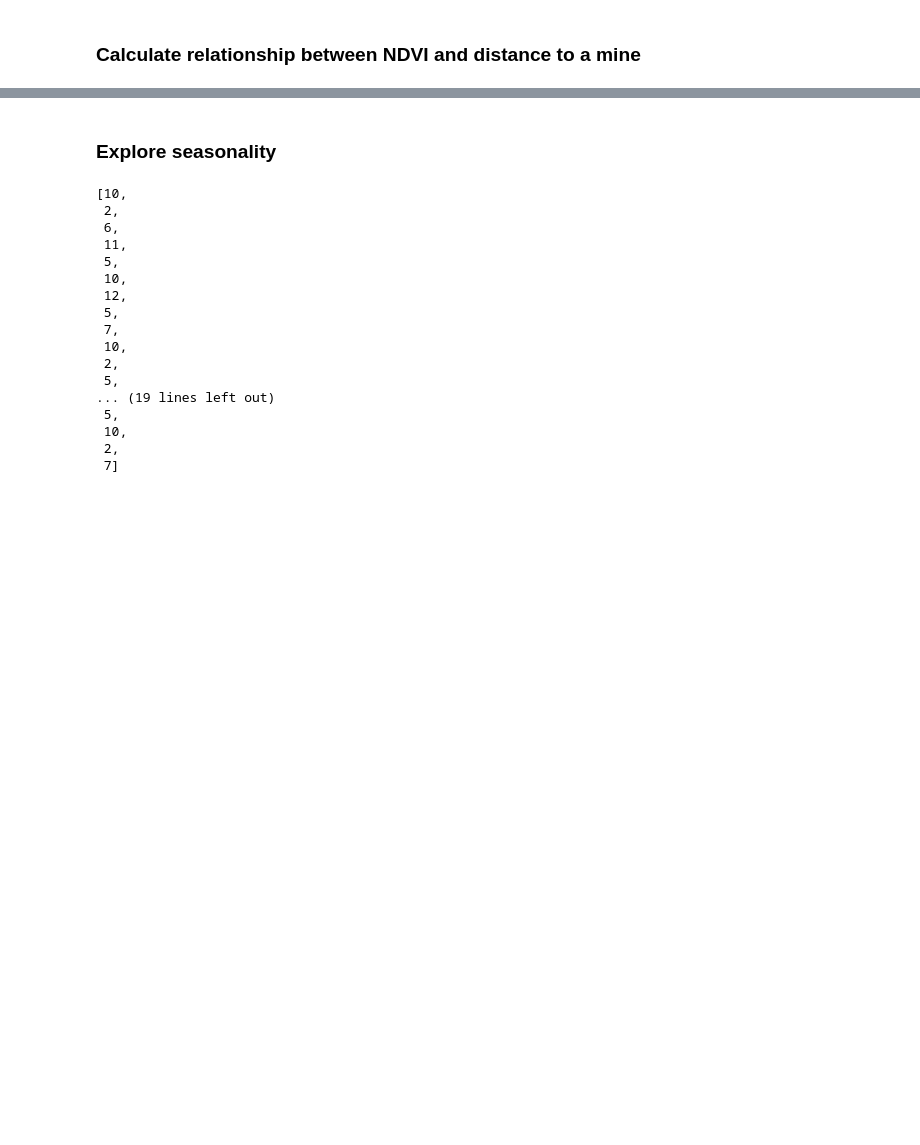
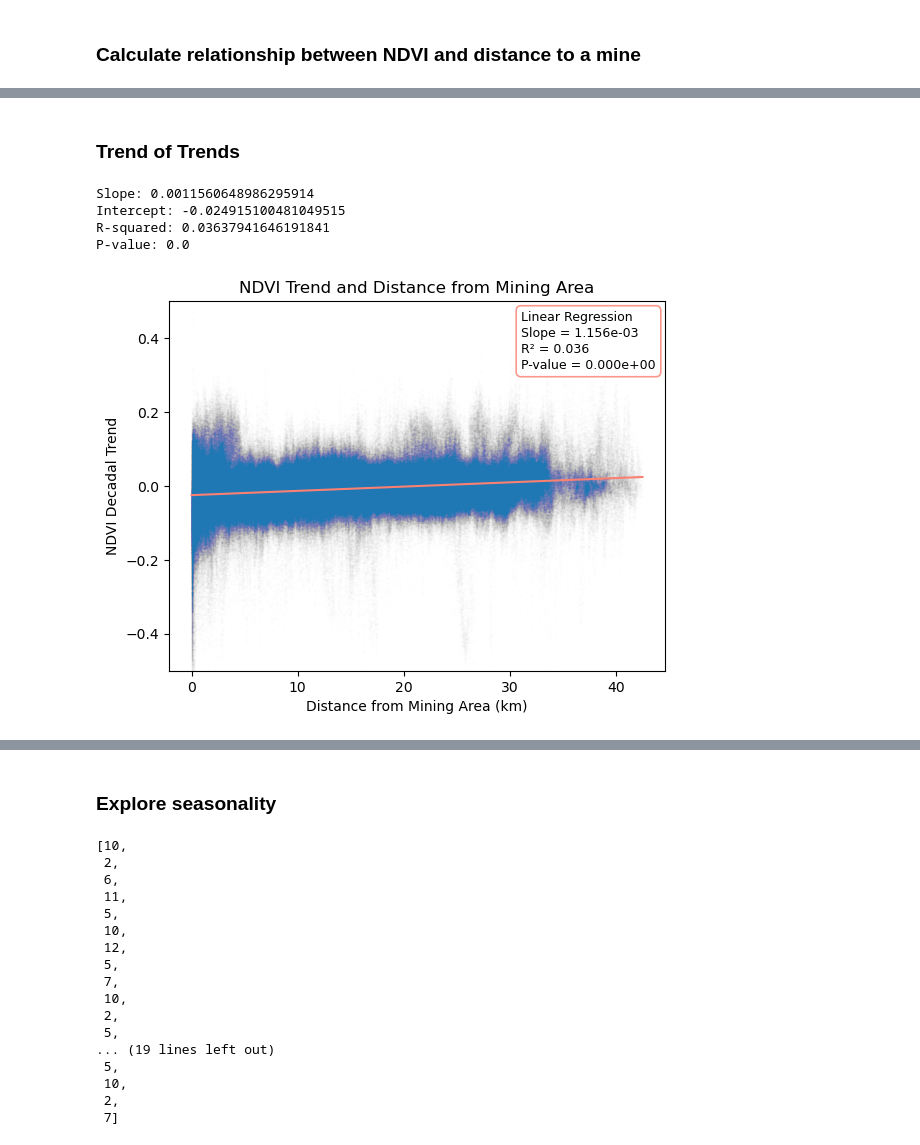
Before and after one commit to alterandos/wedabaywatch, a Jupyter notebook: pixel_regression.ipynb, the cells around one changed output, grey strips where cells are left out. Cells and saved outputs as stored; diff of their text form; code cells hidden in the pictures; blank space fills up the shorter version.

```diff
--- a/pixel_regression.ipynb
+++ b/pixel_regression.ipynb
@@ -185 +197,68 @@ for y in range(H):
+# %% [markdown]
+### Trend of Trends
+# %%
+from matplotlib.pyplot import Line2D
+from matplotlib.patches import FancyBboxPatch
+
+
+trend_stack_scaled = trend_stack*365*10
+
+
+# Flattened arrays
+x = dist_blobbed.flatten()*30/1000
+y = trend_stack_scaled.flatten()
+
+plt.scatter(x,y, alpha = 1/255,s=1/3)
+
+# Remove NaNs
+mask = ~np.isnan(x) & ~np.isnan(y)
+x = x[mask]
+y = y[mask]
+
+# Linear regression
+slope, intercept, r_value, p_value, std_err = linregress(x, y)
+
+r_squared = r_value**2
+
+print(f"Slope: {slope}")
+print(f"Intercept: {intercept}")
+print(f"R-squared: {r_squared}")
+print(f"P-value: {p_value}")
+
+reg_line_max = x.max()
+
+plt.plot([0,reg_line_max],[intercept,intercept+slope*reg_line_max], c = 'salmon', label = "Linear Regression")
+# --- Custom legend-style box ---
+ax = plt.gca()
+
+# Text content
+text = (f"Linear Regression\n"
+        f"Slope = {slope:.3e}\n"
+        f"R² = {r_squared:.3f}\n"
+        f"P-value = {p_value:.3e}")
+
+# Add text first (invisible for sizing)
+t = ax.text(0.71, 0.974, text,
+            transform=ax.transAxes,
+            fontsize=9,
+            va='top', ha='left',
+            color='black',
+            linespacing=1.3,
+            bbox=dict(facecolor='white', edgecolor='salmon',
+                      boxstyle='round,pad=0.4', lw=1.2, alpha=0.8))
+
+
+
+plt.title("NDVI Trend and Distance from Mining Area")
+plt.xlabel("Distance from Mining Area (km)")
+plt.ylabel("NDVI Decadal Trend")
+plt.ylim((-0.5,0.5))
+#
+plt.savefig("output/plots/distance_trendline.jpg")
+# %% [output]
+Slope: 0.0011560648986295914
+Intercept: -0.024915100481049515
+R-squared: 0.03637941646191841
+P-value: 0.0
+[figure, added]
 # %%
```
Also changed, not shown: parts of 14 cells of this notebook, 13 other files.
